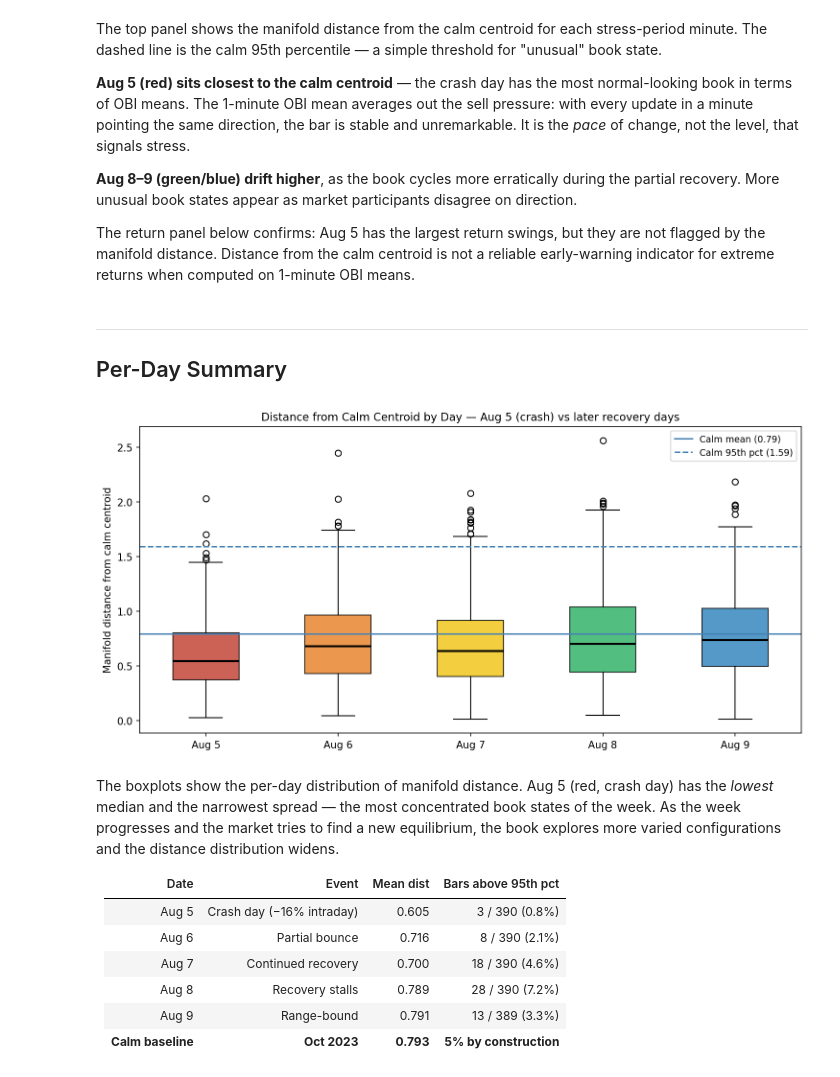
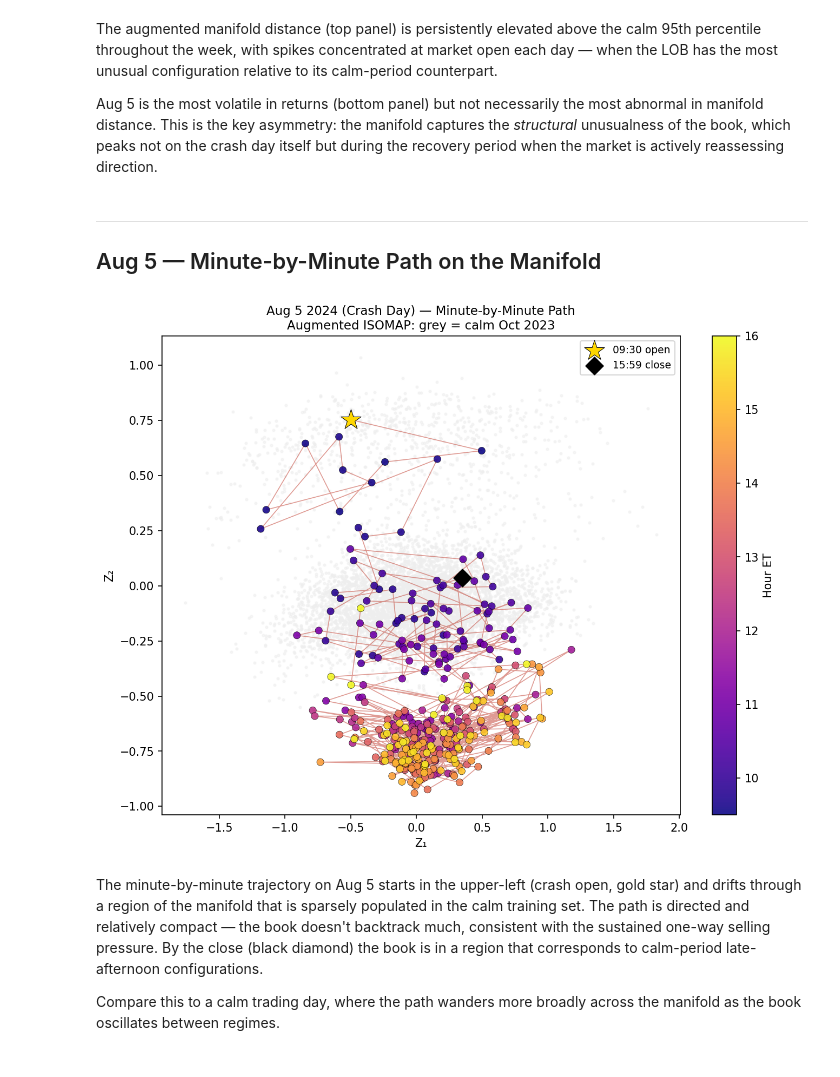
Before and after one commit to harrodyuan/DS4FE, a Jupyter notebook: DS4FE_Part4i_Stress_Projection.ipynb, the cells around one changed output. Cells and saved outputs as stored; diff of their text form; code cells hidden in the pictures.

```diff
--- a/DS4FE_Part4i_Stress_Projection.ipynb
+++ b/DS4FE_Part4i_Stress_Projection.ipynb
@@ -59,28 +70,17 @@ display(Image('figures/4i_manifold_distance.png'))
 # %% [markdown]
-The top panel shows the manifold distance from the calm centroid for each stress-period minute. The dashed line is the calm 95th percentile — a simple threshold for "unusual" book state.
+The augmented manifold distance (top panel) is persistently elevated above the calm 95th percentile throughout the week, with spikes concentrated at market open each day — when the LOB has the most unusual configuration relative to its calm-period counterpart.
 
-**Aug 5 (red) sits closest to the calm centroid** — the crash day has the most normal-looking book in terms of OBI means. The 1-minute OBI mean averages out the sell pressure: with every update in a minute pointing the same direction, the bar is stable and unremarkable. It is the *pace* of change, not the level, that signals stress.
-
-**Aug 8–9 (green/blue) drift higher**, as the book cycles more erratically during the partial recovery. More unusual book states appear as market participants disagree on direction.
-
-The return panel below confirms: Aug 5 has the largest return swings, but they are not flagged by the manifold distance. Distance from the calm centroid is not a reliable early-warning indicator for extreme returns when computed on 1-minute OBI means.
+Aug 5 is the most volatile in returns (bottom panel) but not necessarily the most abnormal in manifold distance. This is the key asymmetry: the manifold captures the *structural* unusualness of the book, which peaks not on the crash day itself but during the recovery period when the market is actively reassessing direction.
 # %% [markdown]
 ---
-## Per-Day Summary
+## Aug 5 — Minute-by-Minute Path on the Manifold
 # %%
-display(Image('figures/4i_daily_distance.png'))
+display(Image('figures/4i_aug5_path.png'))
 # %% [output]
-[figure, old version]
+[figure, new version]
 # %% [markdown]
-The boxplots show the per-day distribution of manifold distance. Aug 5 (red, crash day) has the *lowest* median and the narrowest spread — the most concentrated book states of the week. As the week progresses and the market tries to find a new equilibrium, the book explores more varied configurations and the distance distribution widens.
+The minute-by-minute trajectory on Aug 5 starts in the upper-left (crash open, gold star) and drifts through a region of the manifold that is sparsely populated in the calm training set. The path is directed and relatively compact — the book doesn't backtrack much, consistent with the sustained one-way selling pressure. By the close (black diamond) the book is in a region that corresponds to calm-period late-afternoon configurations.
 
-| Date | Event | Mean dist | Bars above 95th pct |
-|------|--------|-----------|--------------------|
-| Aug 5 | Crash day (−16% intraday) | 0.605 | 3 / 390 (0.8%) |
-| Aug 6 | Partial bounce | 0.716 | 8 / 390 (2.1%) |
-| Aug 7 | Continued recovery | 0.700 | 18 / 390 (4.6%) |
-| Aug 8 | Recovery stalls | 0.789 | 28 / 390 (7.2%) |
-| Aug 9 | Range-bound | 0.791 | 13 / 389 (3.3%) |
-| **Calm baseline** | **Oct 2023** | **0.793** | **5% by construction** |
+Compare this to a calm trading day, where the path wanders more broadly across the manifold as the book oscillates between regimes.
 # %% [markdown]
 ---
```
Also changed, not shown: parts of 16 cells of this notebook, 7 other files.
